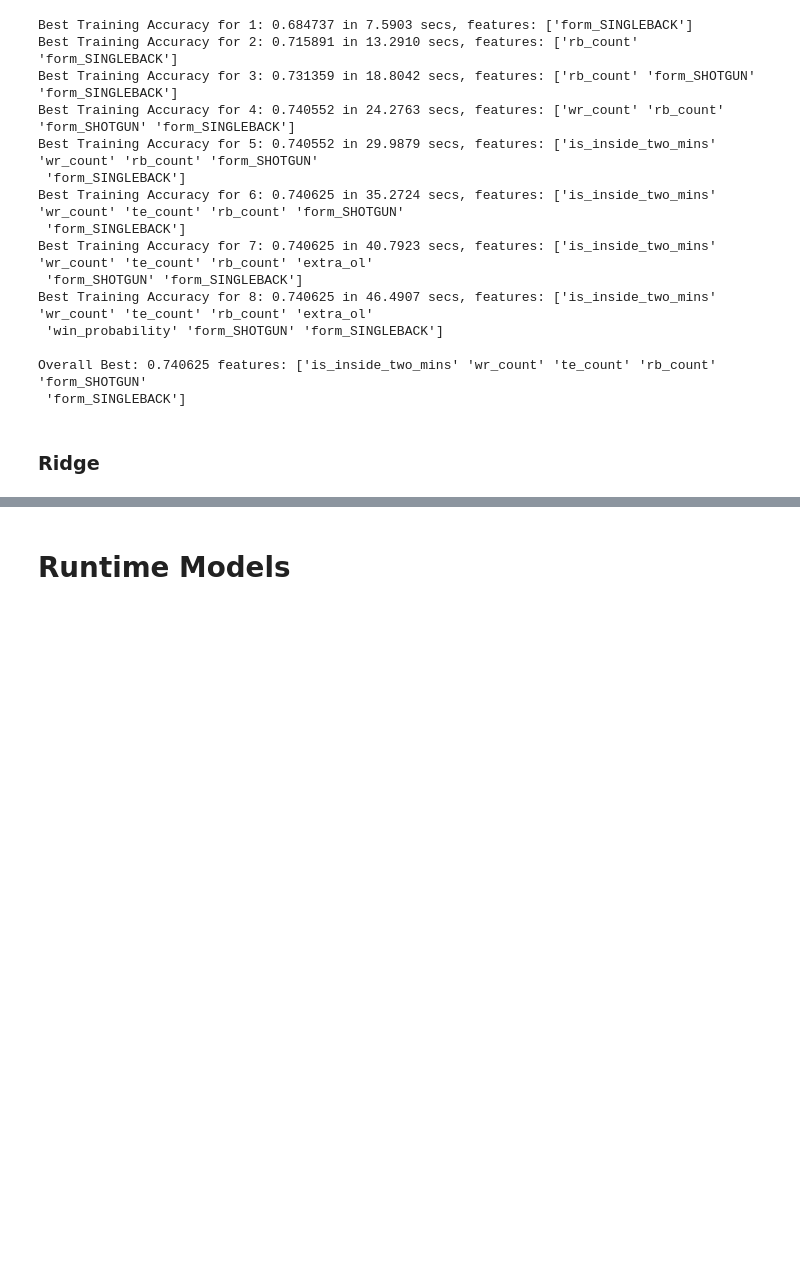
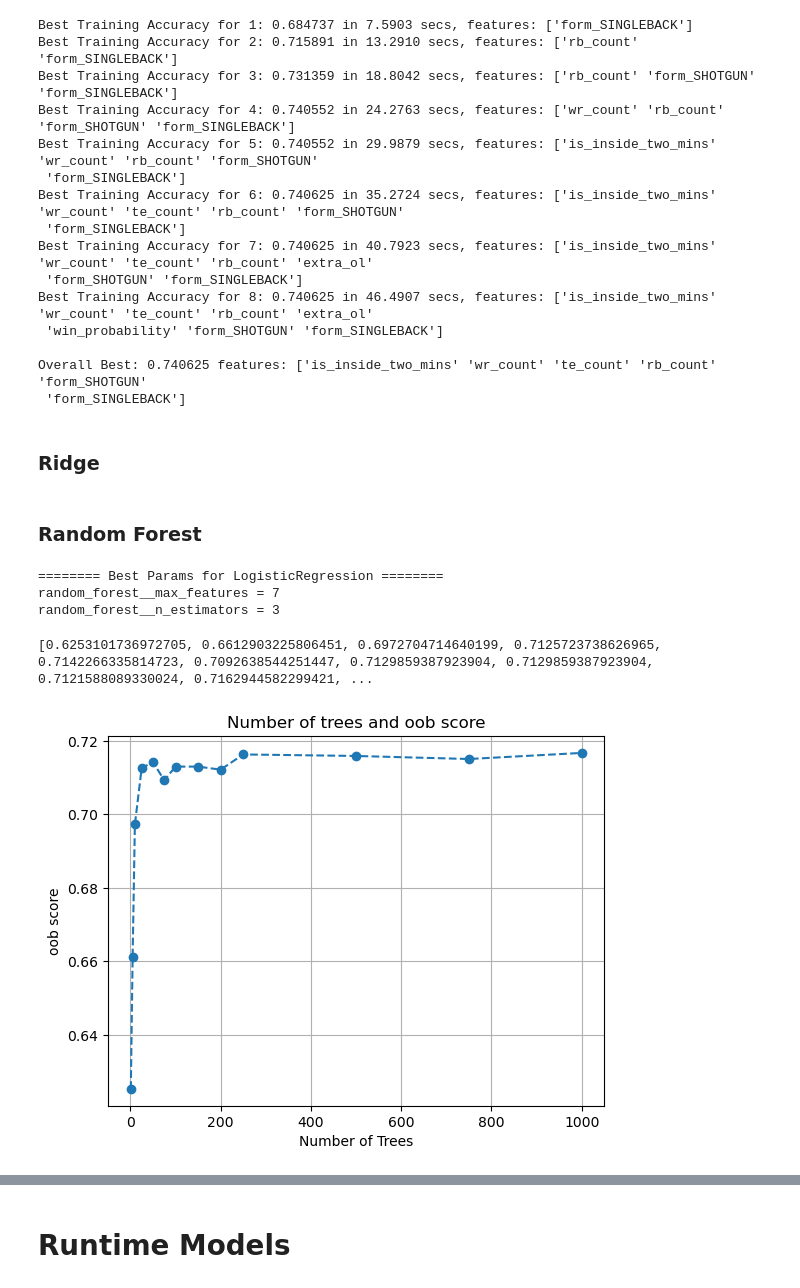
Before and after one commit to davestange/predict_plays, a Jupyter notebook: predict.ipynb, the cells around one changed output, grey strips where cells are left out. Saved outputs shown, nothing was run; the diff lists cells and outputs as text; code cells hidden in the pictures; blank space fills up the shorter version.

Commit message:
adding random forests and gradient boost classifier

```diff
--- a/predict.ipynb
+++ b/predict.ipynb
@@ -621,3 +626,45 @@ Overall Best: 0.740625 features: ['is_inside_two_mins' 'wr_count' 'te_count' 'rb
 #                             cv = 5)
 # model_finder.fit(X_train, y_train)
 # append_best_params("Ridge", model_finder.best_params_)
+# %% [markdown]
+### Random Forest
+# %%
+# model = RandomForestClassifier(n_estimators=5, max_features=10, oob_score=True)
+# model.fit(...)
+# model.oob_score_
+
+pipeline = Pipeline([
+    ('random_forest', RandomForestClassifier(n_estimators=5, max_features=10, oob_score=True))
+])
+parameters_to_try = {
+    'random_forest__n_estimators': np.array(range(1, 5)),
+    'random_forest__max_features': np.array(range(1, 10)),
+}
+
+optimize_model_params(pipeline, parameters_to_try)
+# %% [output]
+======== Best Params for LogisticRegression ========
+random_forest__max_features = 7
+random_forest__n_estimators = 3
+# %%
+n_trees = [1, 5, 10, 25, 50, 75, 100, 150, 200, 250, 500, 750, 1000]
+
+### GRADED
+oob_scores = []
+accuracy = []
+for i in n_trees:
+    f = RandomForestClassifier(random_state=42, n_estimators=i, oob_score=True).fit(X_train, y_train)
+    oob_scores.append(f.oob_score_)
+    accuracy.append(accuracy_score(f.predict(X_test), y_test))
+
+### ANSWER CHECK
+print(oob_scores)
+
+plt.plot(n_trees, oob_scores, '--o')
+plt.grid()
+plt.title('Number of trees and oob score')
+plt.xlabel('Number of Trees')
+plt.ylabel("oob score");
+# %% [output]
+[0.6253101736972705, 0.6612903225806451, 0.6972704714640199, 0.7125723738626965, 0.7142266335814723, 0.7092638544251447, 0.7129859387923904, 0.7129859387923904, 0.7121588089330024, 0.7162944582299421, ...
+[figure, added]
```
Also changed, not shown: parts of 11 cells of this notebook, 2 other files.
